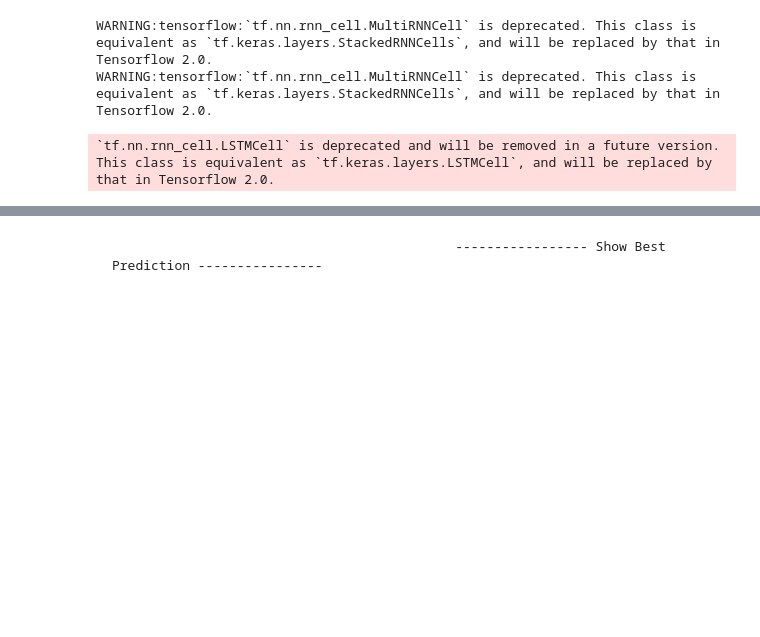
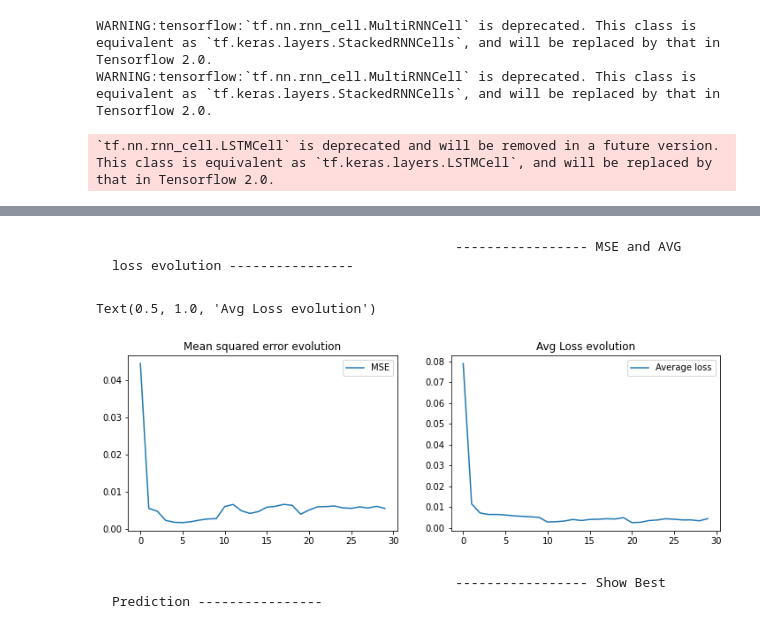
Before and after one commit to keshav-space/LSTMforStocks, a Jupyter notebook: Stock_Prediction_LSTM.ipynb, the cells around one changed output, grey strips where cells are left out. Cells and saved outputs as stored; diff of their text form; code cells hidden in the pictures; blank space fills up the shorter version.

```diff
--- a/Stock_Prediction_LSTM.ipynb
+++ b/Stock_Prediction_LSTM.ipynb
@@ -522,2 +568,30 @@ result_train_and_predictions = train_and_predict(epochs, valid_summary, n_predic
+# %% [markdown]
+                                                ----------------- MSE and AVG loss evolution ----------------
+# %%
+# MSE and avg loss evolution
+plt.figure(figsize=(12, 8))
+
+plt.subplot(2, 2, 1)
+plt.plot(
+    [value["MSE"] for key, value in result_train_and_predictions.items() if key != "x_axis_seq"],
+    label="MSE",
+)
+plt.legend()
+plt.title("Mean squared error evolution")
+
+plt.subplot(2, 2, 2)
+plt.plot(
+    [
+        value["Average loss"]
+        for key, value in result_train_and_predictions.items()
+        if key != "x_axis_seq"
+    ],
+    label="Average loss",
+)
+plt.legend()
+plt.title("Avg Loss evolution")
+# %% [output]
+Text(0.5, 1.0, 'Avg Loss evolution')
+[figure, added]
 # %%
 # Structure of Nural Compute Dict
```
Also changed, not shown: parts of 15 cells of this notebook.
